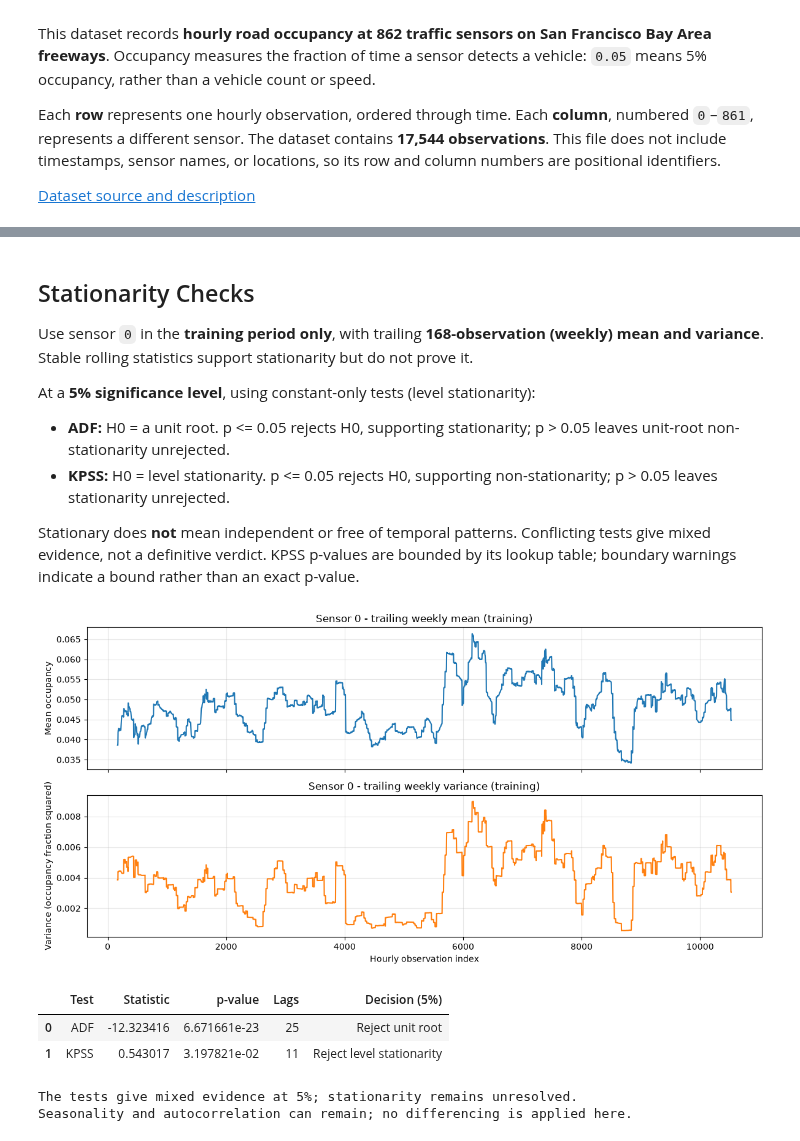
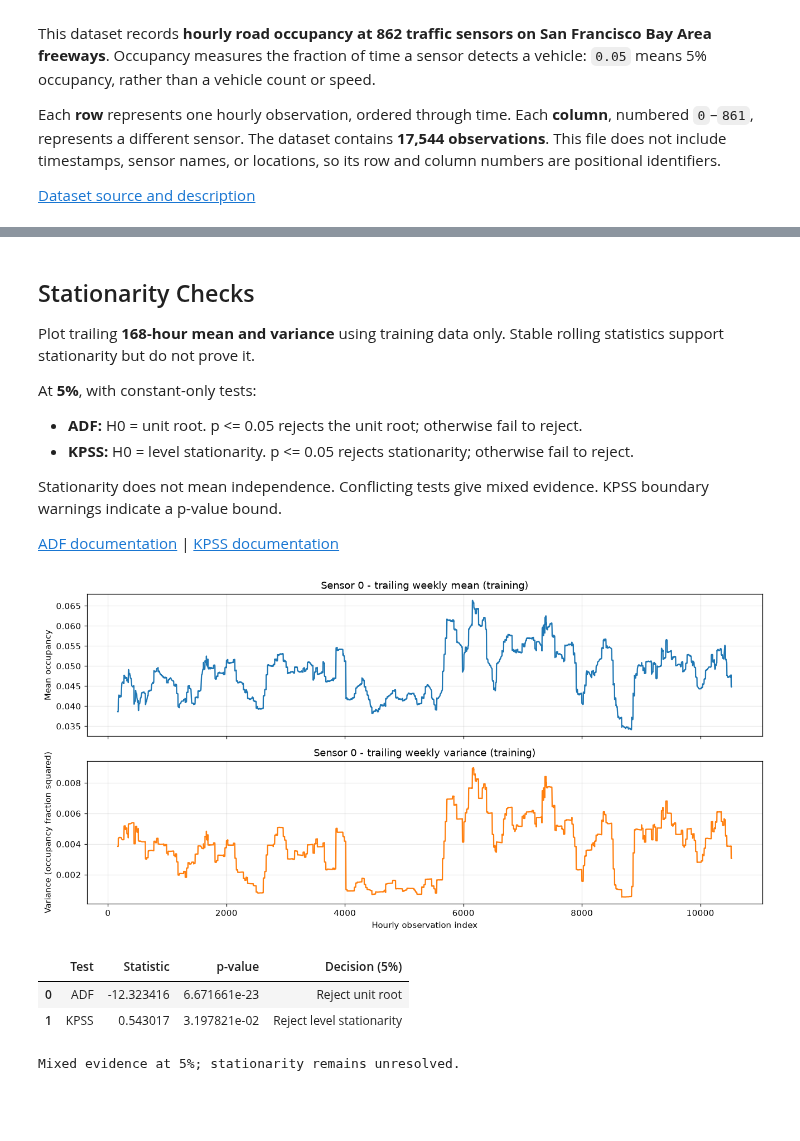
Before and after one commit to Matthew-Linders/AISE_4010_Group_Project, a Jupyter notebook: AISE4010_Project_Group02.ipynb, the cells around one changed output, grey strips where cells are left out. Drawn from its saved outputs; the diff is of its cells as text; code cells hidden in the pictures; blank space fills up the shorter version.

```diff
--- a/AISE4010_Project_Group02.ipynb
+++ b/AISE4010_Project_Group02.ipynb
@@ -217,63 +180,57 @@ plt.show()
 # %% [markdown]
 ## Stationarity Checks
 
-Use sensor `0` in the **training period only**, with trailing **168-observation (weekly) mean and variance**. Stable rolling statistics support stationarity but do not prove it.
+Plot trailing **168-hour mean and variance** using training data only. Stable rolling statistics support stationarity but do not prove it.
 
-At a **5% significance level**, using constant-only tests (level stationarity):
-- **ADF:** H0 = a unit root. p <= 0.05 rejects H0, supporting stationarity; p > 0.05 leaves unit-root non-stationarity unrejected.
-- **KPSS:** H0 = level stationarity. p <= 0.05 rejects H0, supporting non-stationarity; p > 0.05 leaves stationarity unrejected.
+At **5%**, with constant-only tests:
+- **ADF:** H0 = unit root. p <= 0.05 rejects the unit root; otherwise fail to reject.
+- **KPSS:** H0 = level stationarity. p <= 0.05 rejects stationarity; otherwise fail to reject.
 
-Stationary does **not** mean independent or free of temporal patterns. Conflicting tests give mixed evidence, not a definitive verdict. KPSS p-values are bounded by its lookup table; boundary warnings indicate a bound rather than an exact p-value.
+Stationarity does not mean independence. Conflicting tests give mixed evidence. KPSS boundary warnings indicate a p-value bound.
+
+[ADF documentation](https://www.statsmodels.org/stable/generated/statsmodels.tsa.stattools.adfuller.html) | [KPSS documentation](https://www.statsmodels.org/stable/generated/statsmodels.tsa.stattools.kpss.html)
 # %%
 from statsmodels.tsa.stattools import adfuller, kpss
 
 ROLLING_WINDOW = 168
 ALPHA = 0.05
+stationarity_train = series.iloc[:train_end_eda]
 
-# Use past observations only; preserve hourly spacing when filling missing inputs.
-stationarity_train = series.iloc[:train_end_eda]
-rolling_mean = stationarity_train.rolling(ROLLING_WINDOW).mean()
-rolling_variance = stationarity_train.rolling(ROLLING_WINDOW).var()
-
+# Each window contains the current observation and the previous 167 hours.
 fig, axes = plt.subplots(2, 1, figsize=(12, 6), sharex=True)
-axes[0].plot(rolling_mean.index, rolling_mean, color="tab:blue")
+axes[0].plot(stationarity_train.rolling(ROLLING_WINDOW).mean())
 axes[0].set(title="Sensor 0 - trailing weekly mean (training)", ylabel="Mean occupancy")
-axes[1].plot(rolling_variance.index, rolling_variance, color="tab:orange")
-axes[1].set(title="Sensor 0 - trailing weekly variance (training)",
-            xlabel="Hourly observation index", ylabel="Variance (occupancy fraction squared)")
+axes[1].plot(stationarity_train.rolling(ROLLING_WINDOW).var(), color="tab:orange")
+axes[1].set(title="Sensor 0 - trailing weekly variance (training)", xlabel="Hourly observation index", ylabel="Variance (occupancy fraction squared)")
 for ax in axes:
     ax.grid(alpha=0.3)
 plt.tight_layout()
 plt.show()
 
+# Test for a unit root and level stationarity on training data.
 adf_result = adfuller(stationarity_train, regression="c", autolag="AIC")
 kpss_result = kpss(stationarity_train, regression="c", nlags="auto")
-adf_p = adf_result[1]
-kpss_p = kpss_result[1]
-
-stationarity_results = pd.DataFrame([
-    {"Test": "ADF", "Statistic": adf_result[0], "p-value": adf_p,
-     "Lags": adf_result[2], "Decision (5%)": "Reject unit root" if adf_p <= ALPHA else "Fail to reject unit root"},
-    {"Test": "KPSS", "Statistic": kpss_result[0], "p-value": kpss_p,
-     "Lags": kpss_result[2], "Decision (5%)": "Reject level stationarity" if kpss_p <= ALPHA else "Fail to reject level stationarity"},
-])
+adf_p, kpss_p = adf_result[1], kpss_result[1]
+stationarity_results = pd.DataFrame({
+    "Test": ["ADF", "KPSS"],
+    "Statistic": [adf_result[0], kpss_result[0]],
+    "p-value": [adf_p, kpss_p],
+    "Decision (5%)": ["Reject unit root" if adf_p <= ALPHA else "Fail to reject unit root",
+                      "Reject level stationarity" if kpss_p <= ALPHA else "Fail to reject level stationarity"]
+})
 display(stationarity_results)
-
 if adf_p <= ALPHA and kpss_p > ALPHA:
-    stationarity_conclusion = "Both tests support level stationarity at 5%; this is evidence, not proof."
+    print("Both tests support level stationarity at 5% (evidence, not proof).")
 elif adf_p > ALPHA and kpss_p <= ALPHA:
-    stationarity_conclusion = "Both tests support non-stationarity at 5%."
+    print("Both tests support non-stationarity at 5%.")
 else:
-    stationarity_conclusion = "The tests give mixed evidence at 5%; stationarity remains unresolved."
-print(stationarity_conclusion)
-print("Seasonality and autocorrelation can remain; no differencing is applied here.")
+    print("Mixed evidence at 5%; stationarity remains unresolved.")
 # %% [output]
-[figure, old version]
+[figure, new version]
-|  | Test | Statistic | p-value | Lags | Decision (5%) |
-| 0 | ADF | -12.323416 | 6.671661e-23 | 25 | Reject unit root |
-| 1 | KPSS | 0.543017 | 3.197821e-02 | 11 | Reject level stationarity |
+|  | Test | Statistic | p-value | Decision (5%) |
+| 0 | ADF | -12.323416 | 6.671661e-23 | Reject unit root |
+| 1 | KPSS | 0.543017 | 3.197821e-02 | Reject level stationarity |
-The tests give mixed evidence at 5%; stationarity remains unresolved.
-Seasonality and autocorrelation can remain; no differencing is applied here.
+Mixed evidence at 5%; stationarity remains unresolved.
 # %% [markdown]
 ## Interpreting the Dataset
 
```
Also changed, not shown: parts of 18 cells of this notebook.
